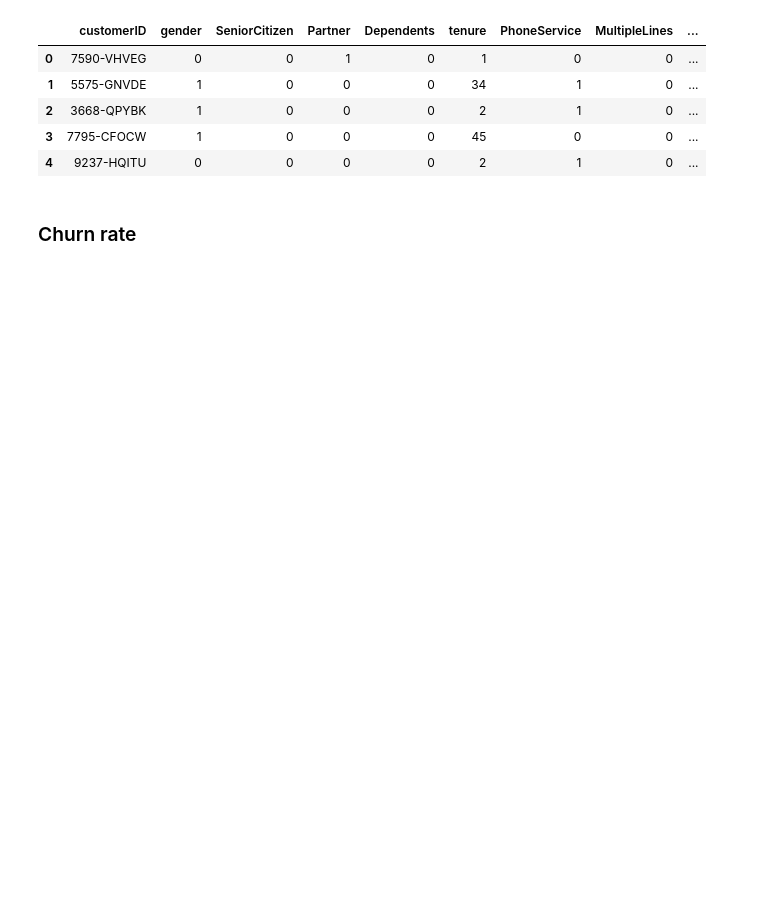
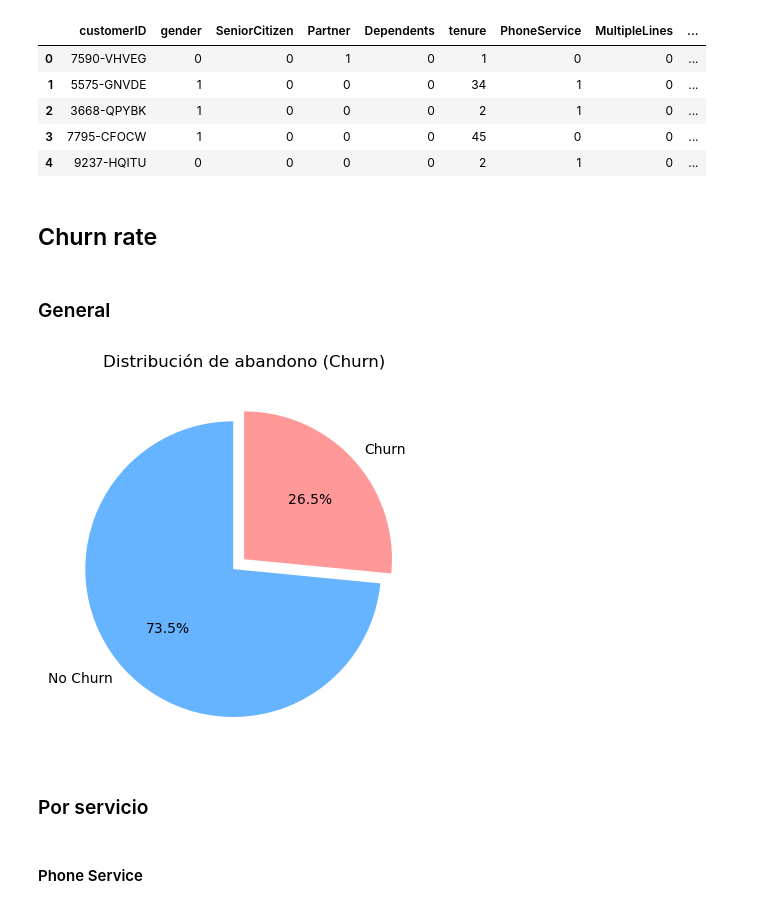
Before and after one commit to Jaumeesoleer/telco-churn-prediction, a Jupyter notebook: notebooks/EDA.ipynb, the cells around one changed output. Cells and saved outputs as stored; diff of their text form; code cells hidden in the pictures; blank space fills up the shorter version.

```diff
--- a/notebooks/EDA.ipynb
+++ b/notebooks/EDA.ipynb
@@ -14,4 +14,27 @@ telco_df.head()
 | 3 | 7795-CFOCW | 1 | 0 | 0 | 0 | 45 | 0 | 0 | ... |
 | 4 | 9237-HQITU | 0 | 0 | 0 | 0 | 2 | 1 | 0 | ... |
 # %% [markdown]
-### Churn rate
+## Churn rate
+# %% [markdown]
+### General
+# %%
+counts = telco_df['Churn'].value_counts()
+labels = ['No Churn', 'Churn']
+sizes = [counts[0], counts[1]]
+# %%
+fig, ax = plt.subplots()
+ax.pie(
+    sizes,
+    labels=labels,
+    autopct='%1.1f%%',
+    startangle=90,
+    colors=['#66b3ff','#ff9999'],
+    explode=(0.1, 0))
+ax.set_title('Distribución de abandono (Churn)')
+plt.show()
+# %% [output]
+[figure, added]
+# %% [markdown]
+### Por servicio
+# %% [markdown]
+#### Phone Service
```
Also changed, not shown: parts of 20 cells of this notebook.
